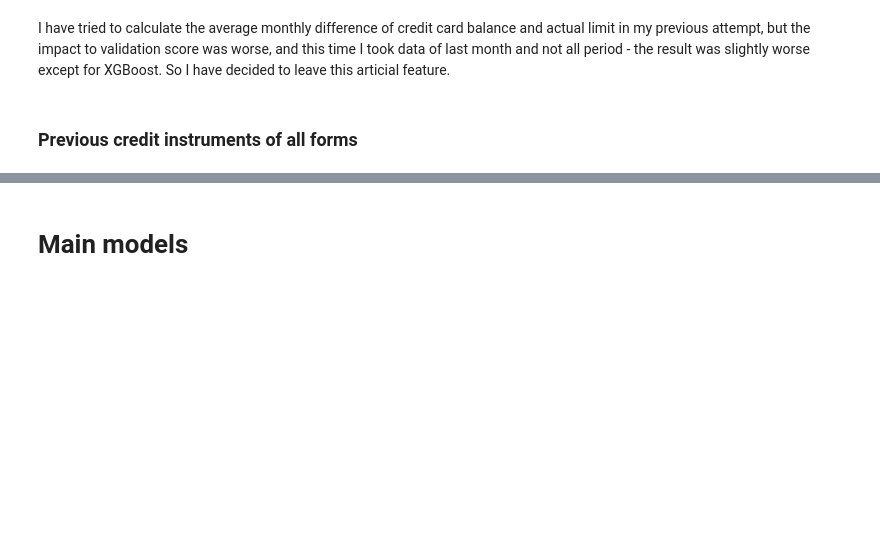
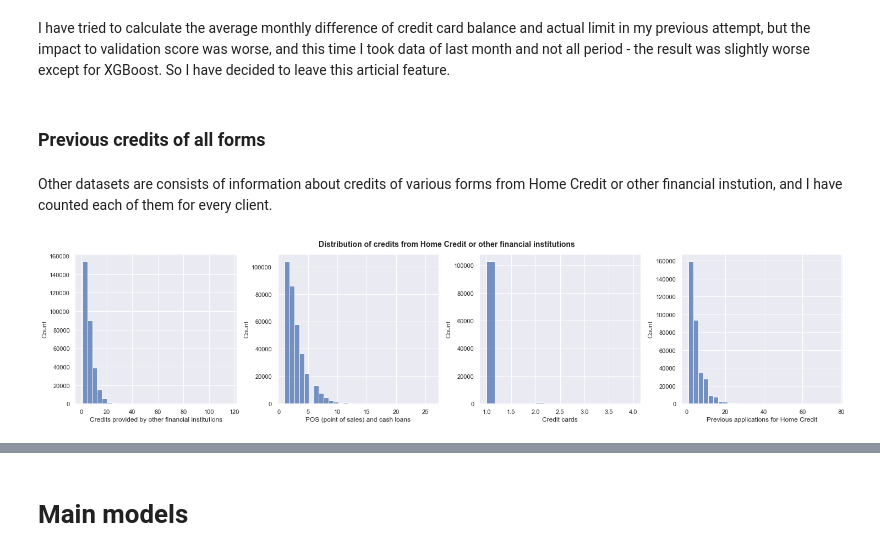
Before and after one commit to Gedas-LT/kaggle-home-credit, a Jupyter notebook: notebook.ipynb, the cells around one changed output, grey strips where cells are left out. Saved outputs shown, nothing was run; the diff lists cells and outputs as text; code cells hidden in the pictures; blank space fills up the shorter version.

```diff
--- a/notebook.ipynb
+++ b/notebook.ipynb
@@ -628,8 +650,24 @@ application_test = pd.merge(application_test, credit_card_diff, on="SK_ID_CURR",
 # %% [markdown]
-### Previous credit instruments of all forms
+### Previous credits of all forms
+# %% [markdown]
+Other datasets are consists of information about credits of various forms from Home Credit or other financial instution, and I have counted each of them for every client.
 # %%
 count_other_credits = bureau.groupby("SK_ID_CURR")["SK_ID_BUREAU"].nunique().reset_index().rename(columns={"SK_ID_BUREAU": "OTHER_CREDITS"})
 count_pos_cash_balance = pos_cash_balance.groupby("SK_ID_CURR")["SK_ID_PREV"].nunique().reset_index().rename(columns={"SK_ID_PREV": "POS_CASH"})
 count_credit_cards = credit_card_balance.groupby("SK_ID_CURR")["SK_ID_PREV"].nunique().reset_index().rename(columns={"SK_ID_PREV": "CREDIT_CARDS"})
 count_previous_application = previous_application.groupby("SK_ID_CURR")["SK_ID_PREV"].nunique().reset_index().rename(columns={"SK_ID_PREV": "PREV_APPLICATIONS"})
+# %%
+fig, axes = plt.subplots(ncols=4, figsize=(25,5))
+sns.histplot(ax=axes[0], data=count_other_credits, x="OTHER_CREDITS", bins=30)
+sns.histplot(ax=axes[1], data=count_pos_cash_balance, x="POS_CASH", bins=30)
+sns.histplot(ax=axes[2], data=count_credit_cards, x="CREDIT_CARDS")
+sns.histplot(ax=axes[3], data=count_previous_application, x="PREV_APPLICATIONS", bins=30)
+fig.suptitle("Distribution of credits from Home Credit or other financial institutions", y=0.95, fontsize=14, fontweight="bold")
+axes[0].set(xlabel="Credits provided by other financial institutions")
+axes[1].set(xlabel="POS (point of sales) and cash loans")
+axes[2].set(xlabel="Credit cards")
+axes[3].set(xlabel="Previous applications for Home Credit")
+plt.subplots_adjust(wspace=0.25);
+# %% [output]
+[figure, added]
 # %%
```
Also changed, not shown: parts of 31 cells of this notebook.
